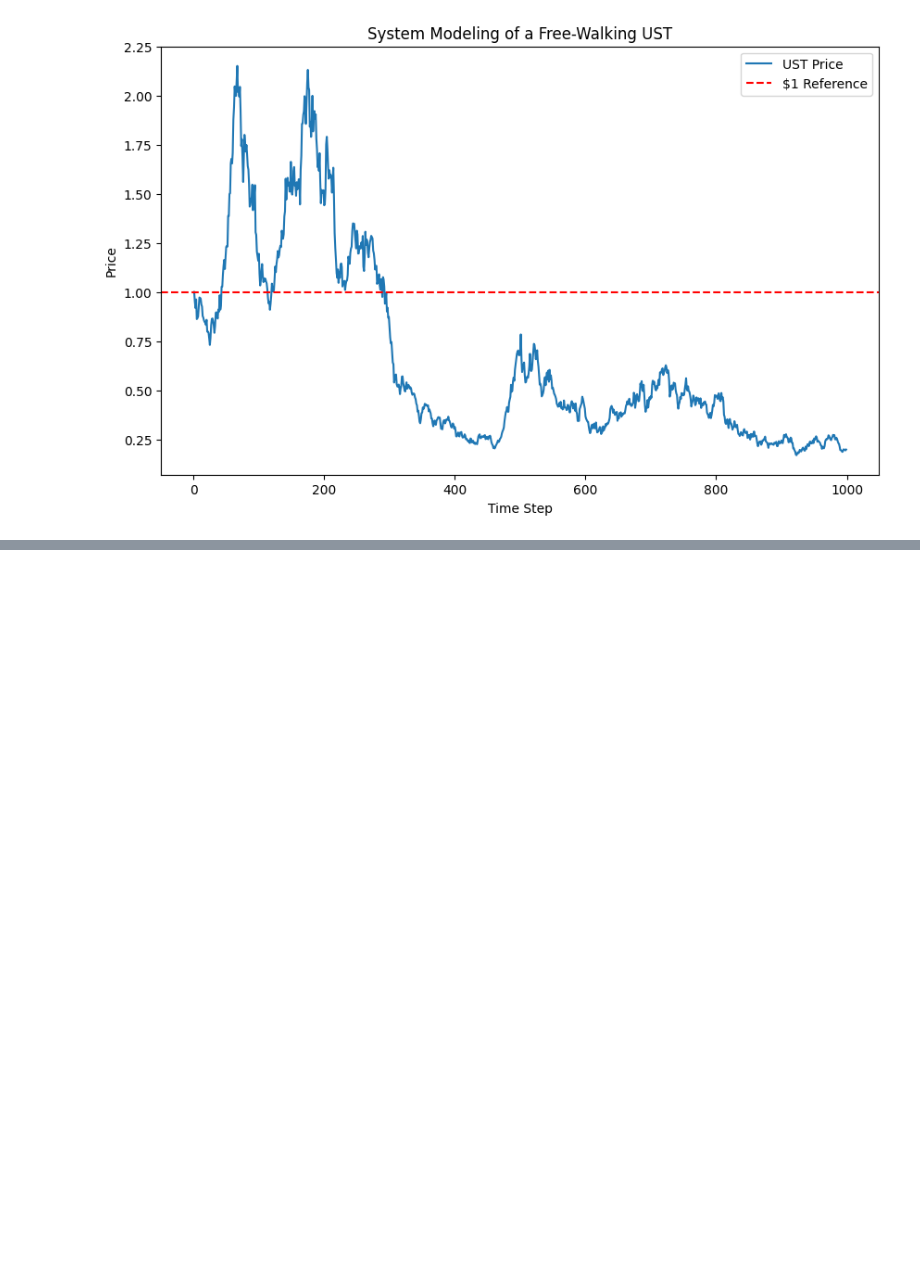
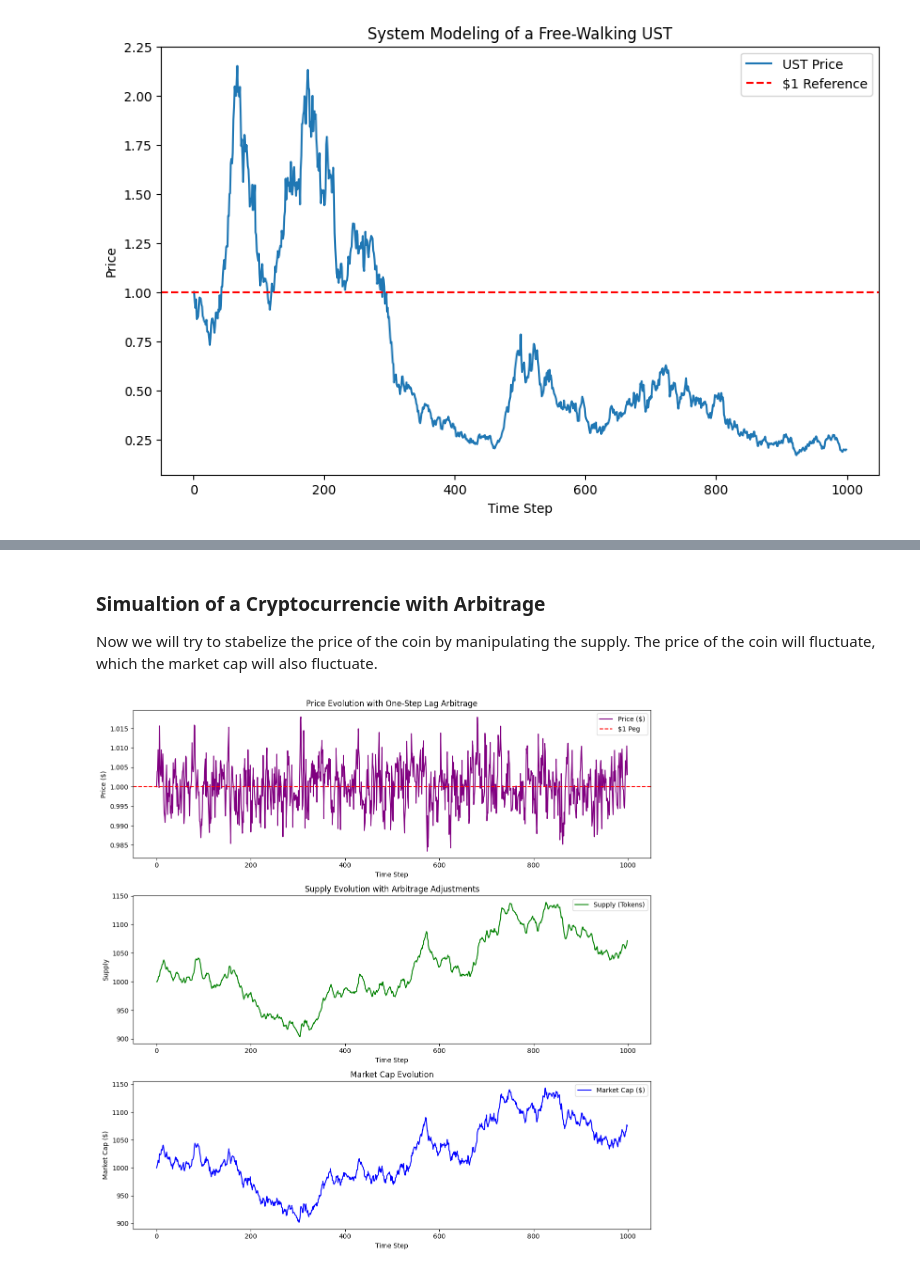
Before and after one commit to PaulArthurAstier/CryptoMarketSim, a Jupyter notebook: MarketSimulator.ipynb, the cells around one changed output, grey strips where cells are left out. Saved outputs shown, nothing was run; the diff lists cells and outputs as text; code cells hidden in the pictures; blank space fills up the shorter version.

```diff
--- a/MarketSimulator.ipynb
+++ b/MarketSimulator.ipynb
@@ -121,0 +173,67 @@ plt.show()
+# %% [markdown]
+### Simualtion of a Cryptocurrencie with Arbitrage
+
+Now we will try to stabelize the price of the coin by manipulating the supply. The price of the coin will fluctuate, which the market cap will also fluctuate.
+# %%
+import numpy as np
+import matplotlib.pyplot as plt
+
+# Simulation parameters
+T = 1000                             # Total number of time steps
+volatility = 0.005                   # Volatility factor for order flow (price noise)
+alpha = 0.5                          # Arbitrage adjustment factor (0 < alpha <= 1)
+
+# Initialize arrays
+MC = np.zeros(T)                     # Market cap array
+S = np.zeros(T)                      # Supply array
+P = np.zeros(T)                      # Price array
+
+# Initial conditions: peg at $1, with constant market cap and supply
+MC[0] = 1000.0                       # Initial market cap ($1000)
+S[0] = 1000                          # Initial supply (1000 tokens)
+P[0] = MC[0] / S[0]                  # Initial price = $1
+
+# Simulation loop
+for t in range(1, T):
+    # 1. Update market cap due to order flow (trading activity)
+    epsilon = np.random.normal(0, volatility)
+    MC[t] = MC[t-1] * (1 + epsilon)
+
+    # 2. Update supply based on the previous price deviation (arbitrage correction)
+    S[t] = S[t-1] * (1 + alpha * (P[t-1] - 1))
+
+    # 3. Compute the new price from updated market cap and supply
+    P[t] = MC[t] / S[t]
+
+# Plotting the results with three subplots
+plt.figure(figsize=(12, 12))
+
+# Price Evolution Plot
+plt.subplot(3, 1, 1)
+plt.plot(P, label='Price ($)', color='purple')
+plt.axhline(1, color='red', linestyle='--', label='$1 Peg')
+plt.title('Price Evolution with One-Step Lag Arbitrage')
+plt.xlabel('Time Step')
+plt.ylabel('Price ($)')
+plt.legend()
+
+# Supply Evolution Plot
+plt.subplot(3, 1, 2)
+plt.plot(S, label='Supply (Tokens)', color='green')
+plt.title('Supply Evolution with Arbitrage Adjustments')
+plt.xlabel('Time Step')
+plt.ylabel('Supply')
+plt.legend()
+
+# Market Cap Evolution Plot
+plt.subplot(3, 1, 3)
+plt.plot(MC, label='Market Cap ($)', color='blue')
+plt.title('Market Cap Evolution')
+plt.xlabel('Time Step')
+plt.ylabel('Market Cap ($)')
+plt.legend()
+
+plt.tight_layout()
+plt.show()
+# %% [output]
+[figure, added]
```
Also changed, not shown: parts of 5 cells of this notebook.
